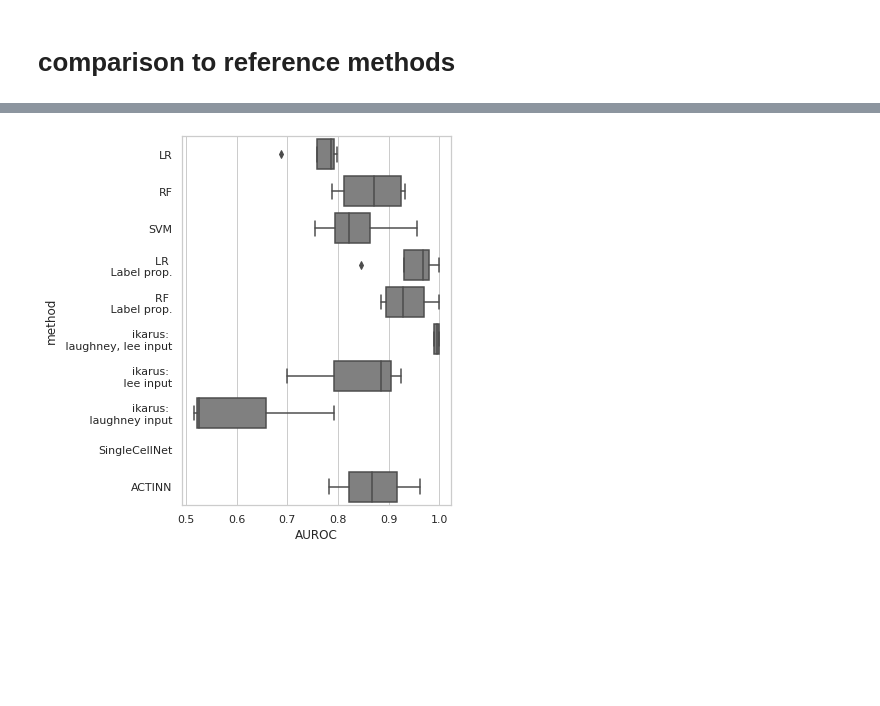
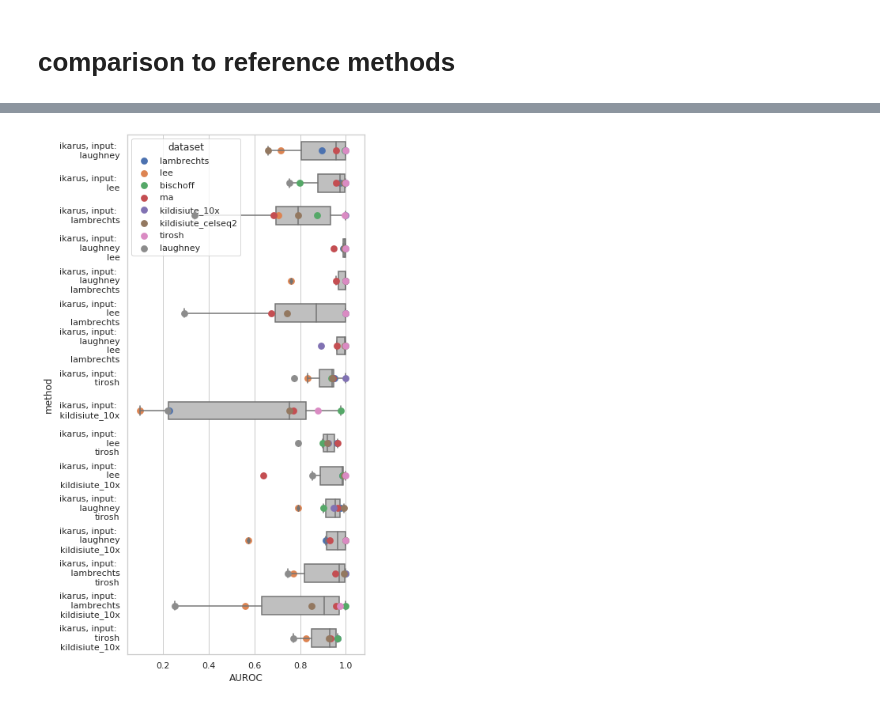
Before and after one commit to BIMSBbioinfo/ikarus---auxiliary, a Jupyter notebook: part_1/f2/make_f2.ipynb, the cells around one changed output, grey strips where cells are left out. Cells and saved outputs as stored; diff of their text form; code cells hidden in the pictures; blank space fills up the shorter version.

```diff
--- a/part_1/f2/make_f2.ipynb
+++ b/part_1/f2/make_f2.ipynb
@@ -203,3 +203,16 @@ weighted avg       1.00      1.00      1.00      6442
 weighted avg       0.99      0.99      0.99     13281
 ... storing 'tier_0_pred_correctness' as categorical
 ... (8 outputs left out)
+# %%
+paths = [
+    Path("./out/ma/"),
+    Path("./out/livnat_10x/"),
+    Path("./out/tirier/"),
+    Path("./out/bischoff/"),
+]
+names = [
+    "ma",
+    "livnat_10x",
+    "tirier",
+    "bischoff"
+]
@@ -233,0 +539,2 @@ df
+# %%
+df = pd.read_csv("../out/prediction_reference_classifier_cv_gl_final.csv")
@@ -234,10 +587,12 @@ df
 # %%
 sns.set_theme(style='whitegrid')
-ax = plt.figure(figsize=[6, 6])
-ax = sns.boxplot(y="method", x="AUROC", data=df, color="0.5")
+ax = plt.figure(figsize=[6, 10])
+ax = sns.pointplot(y="method", x="AUROC", hue="dataset", data=df, join=False)
+ax = sns.boxplot(y="method", x="AUROC", data=df, color="0.75", width=0.55)
+ax.set_yticklabels(labels=ax.get_yticklabels(), va='center')
 plt.tight_layout()
-ax.get_figure().savefig('F2_reference_methods_AUROC_box.pdf')
+#ax.get_figure().savefig('F2S_reference_methods_AUROC_box_point_cv_gl.pdf')
 # %% [output]
-[figure, old version]
+[figure, new version]
 # %%
 sns.set_theme(style='whitegrid')
```
Also changed, not shown: parts of 38 cells of this notebook, 26 other files.
